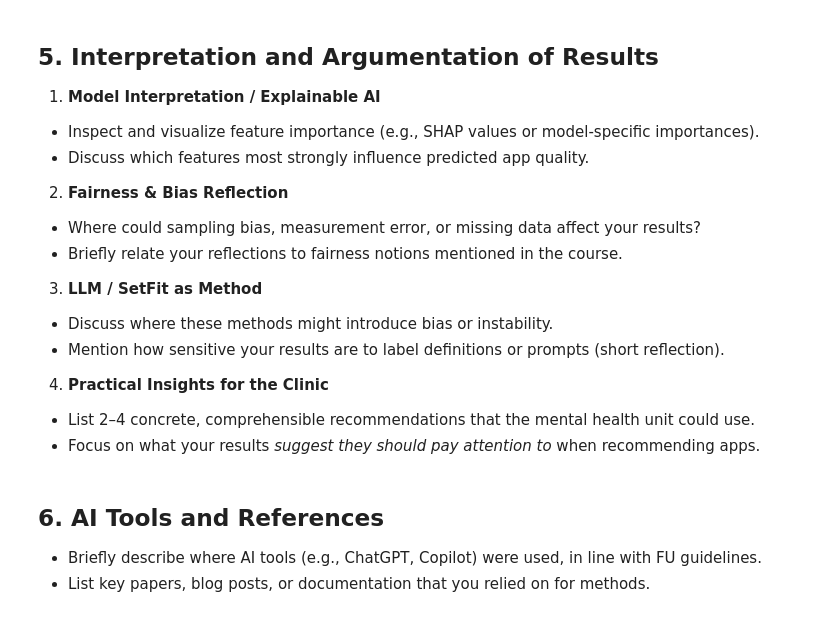
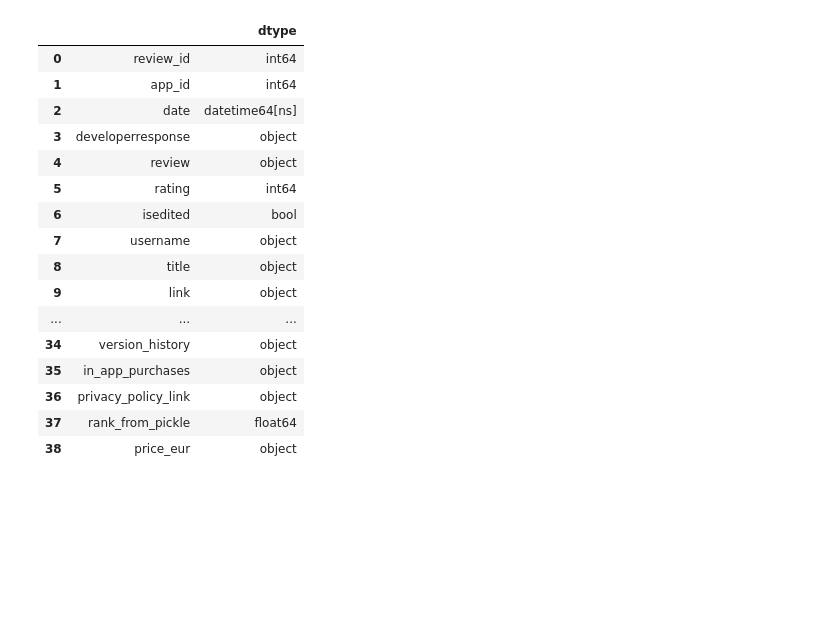
Before and after one commit to Miles-Zhu/AA-Group1, a Jupyter notebook: TEMP_MIN.ipynb, the cells around one changed output. Cells and saved outputs as stored; diff of their text form; code cells hidden in the pictures; blank space fills up the shorter version.

```diff
--- a/TEMP_MIN.ipynb
+++ b/TEMP_MIN.ipynb
@@ -190,23 +169,21 @@ from sklearn.metrics import classification_report, confusion_matrix
-# %% [markdown]
-## 5. Interpretation and Argumentation of Results
-
-1. **Model Interpretation / Explainable AI**
-- Inspect and visualize feature importance (e.g., SHAP values or model-specific importances).
-- Discuss which features most strongly influence predicted app quality.
-
-2. **Fairness & Bias Reflection**
-- Where could sampling bias, measurement error, or missing data affect your results?
-- Briefly relate your reflections to fairness notions mentioned in the course.
-
-3. **LLM / SetFit as Method**
-- Discuss where these methods might introduce bias or instability.
-- Mention how sensitive your results are to label definitions or prompts (short reflection).
-
-4. **Practical Insights for the Clinic**
-- List 2–4 concrete, comprehensible recommendations that the mental health unit could use.
-- Focus on what your results *suggest they should pay attention to* when recommending apps.
-# %% [markdown]
-## 6. AI Tools and References
-
-- Briefly describe where AI tools (e.g., ChatGPT, Copilot) were used, in line with FU guidelines.
-- List key papers, blog posts, or documentation that you relied on for methods.
+# %%
+# Check the data types to prepare for further data cleaning. (38 items)
+df_medizin.dtypes.to_frame(name="dtype").reset_index(names="")
+# %% [output]
+|  |  | dtype |
+| 0 | review_id | int64 |
+| 1 | app_id | int64 |
+| 2 | date | datetime64[ns] |
+| 3 | developerresponse | object |
+| 4 | review | object |
+| 5 | rating | int64 |
+| 6 | isedited | bool |
+| 7 | username | object |
+| 8 | title | object |
+| 9 | link | object |
+| ... | ... | ... |
+| 34 | version_history | object |
+| 35 | in_app_purchases | object |
+| 36 | privacy_policy_link | object |
+| 37 | rank_from_pickle | float64 |
+| 38 | price_eur | object |
```
Also changed, not shown: parts of 21 cells of this notebook, 1 other file.
